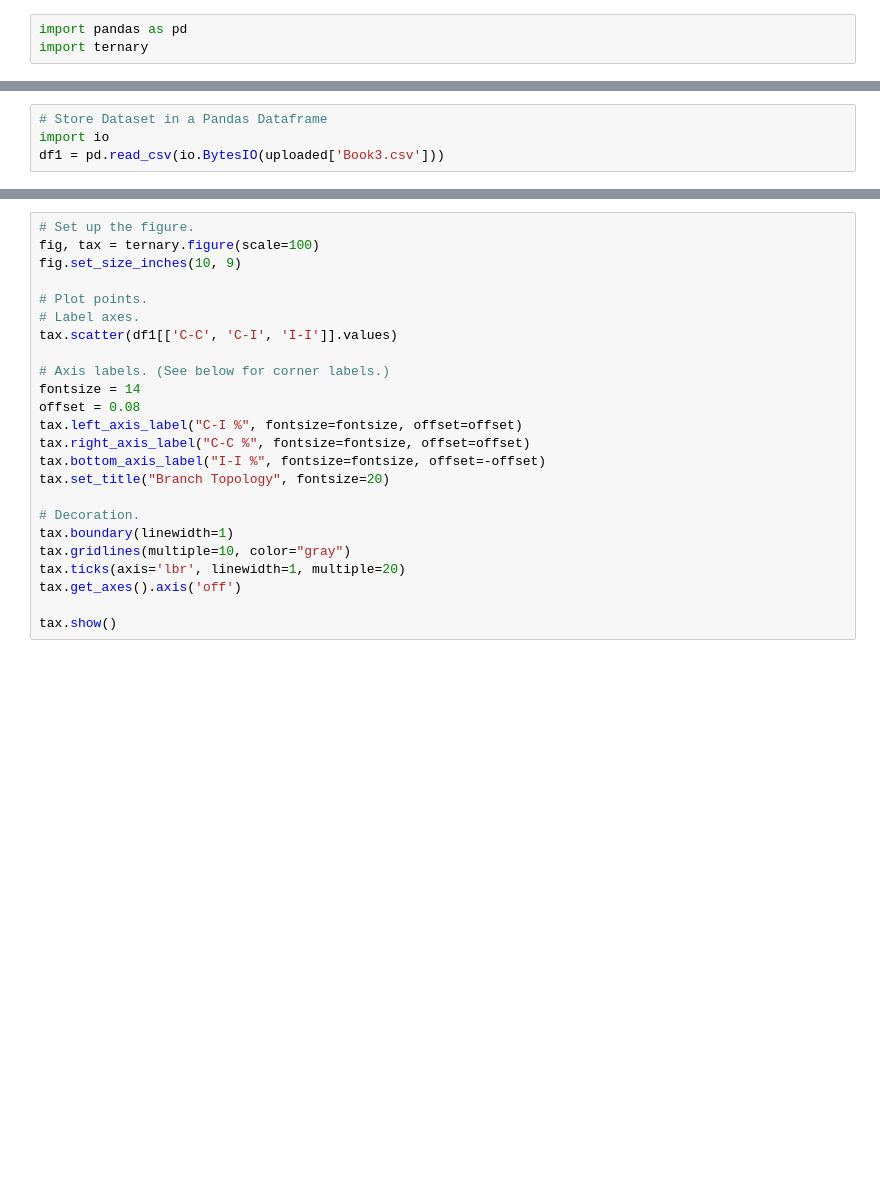
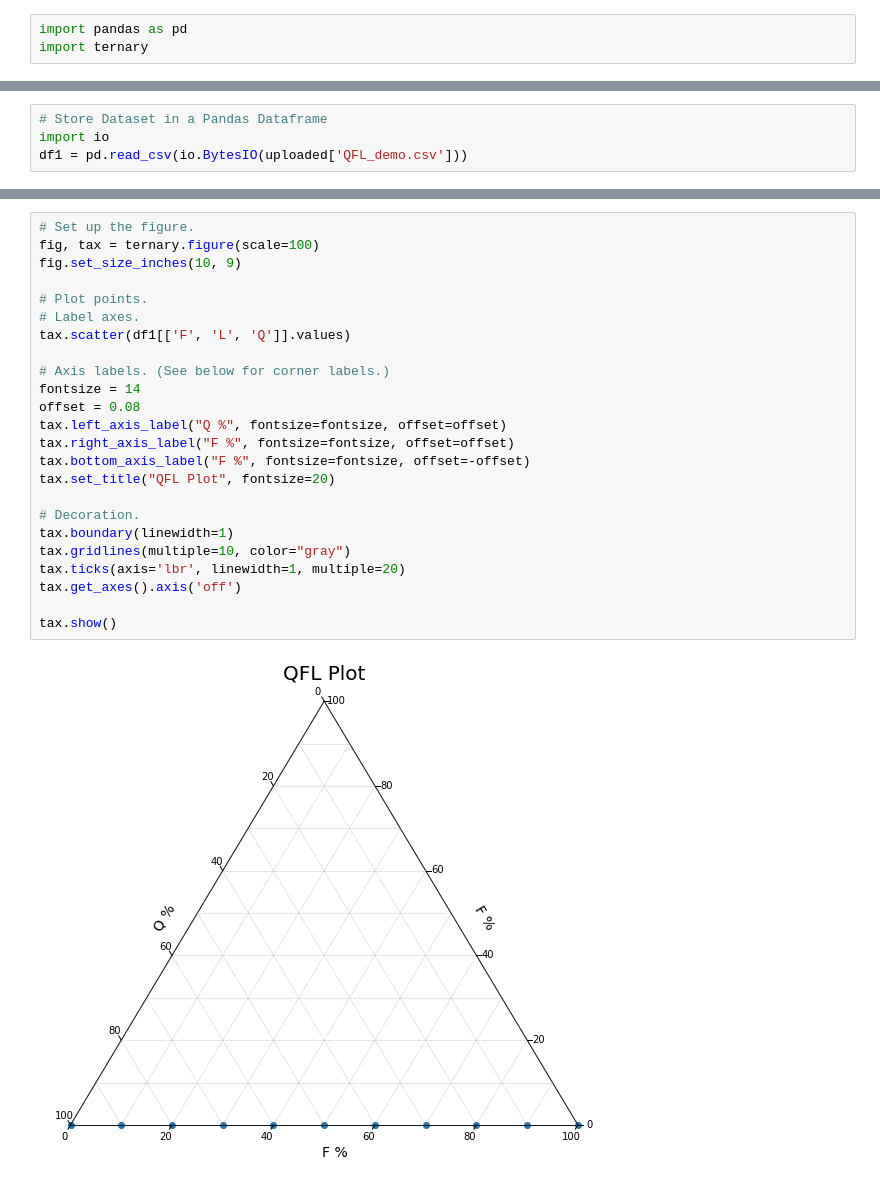
Before and after one commit to mark-t-i/nu_earth_teaching, a Jupyter notebook: CEG1602_TernaryPlots.ipynb, the cells around one changed output, grey strips where cells are left out. Drawn from its saved outputs; the diff is of its cells as text; blank space fills up the shorter version.

```diff
--- a/CEG1602_TernaryPlots.ipynb
+++ b/CEG1602_TernaryPlots.ipynb
@@ -12,7 +32,7 @@ uploaded = files.upload()
 # %%
 # Store Dataset in a Pandas Dataframe
 import io
-df1 = pd.read_csv(io.BytesIO(uploaded['Book3.csv']))
+df1 = pd.read_csv(io.BytesIO(uploaded['QFL_demo.csv']))
 # %%
 # Print Dataframe
 print (df1)
@@ -19,24 +52,26 @@ print (df1)
 # %%
 # Set up the figure.
 fig, tax = ternary.figure(scale=100)
 fig.set_size_inches(10, 9)
 
 # Plot points.
 # Label axes.
-tax.scatter(df1[['C-C', 'C-I', 'I-I']].values)
+tax.scatter(df1[['F', 'L', 'Q']].values)
 
 # Axis labels. (See below for corner labels.)
 fontsize = 14
 offset = 0.08
-tax.left_axis_label("C-I %", fontsize=fontsize, offset=offset)
-tax.right_axis_label("C-C %", fontsize=fontsize, offset=offset)
-tax.bottom_axis_label("I-I %", fontsize=fontsize, offset=-offset)
-tax.set_title("Branch Topology", fontsize=20)
+tax.left_axis_label("Q %", fontsize=fontsize, offset=offset)
+tax.right_axis_label("F %", fontsize=fontsize, offset=offset)
+tax.bottom_axis_label("F %", fontsize=fontsize, offset=-offset)
+tax.set_title("QFL Plot", fontsize=20)
 
 # Decoration.
 tax.boundary(linewidth=1)
 tax.gridlines(multiple=10, color="gray")
 tax.ticks(axis='lbr', linewidth=1, multiple=20)
 tax.get_axes().axis('off')
 
 tax.show()
+# %% [output]
+[figure, added]
```
Also changed, not shown: parts of 3 cells of this notebook.
